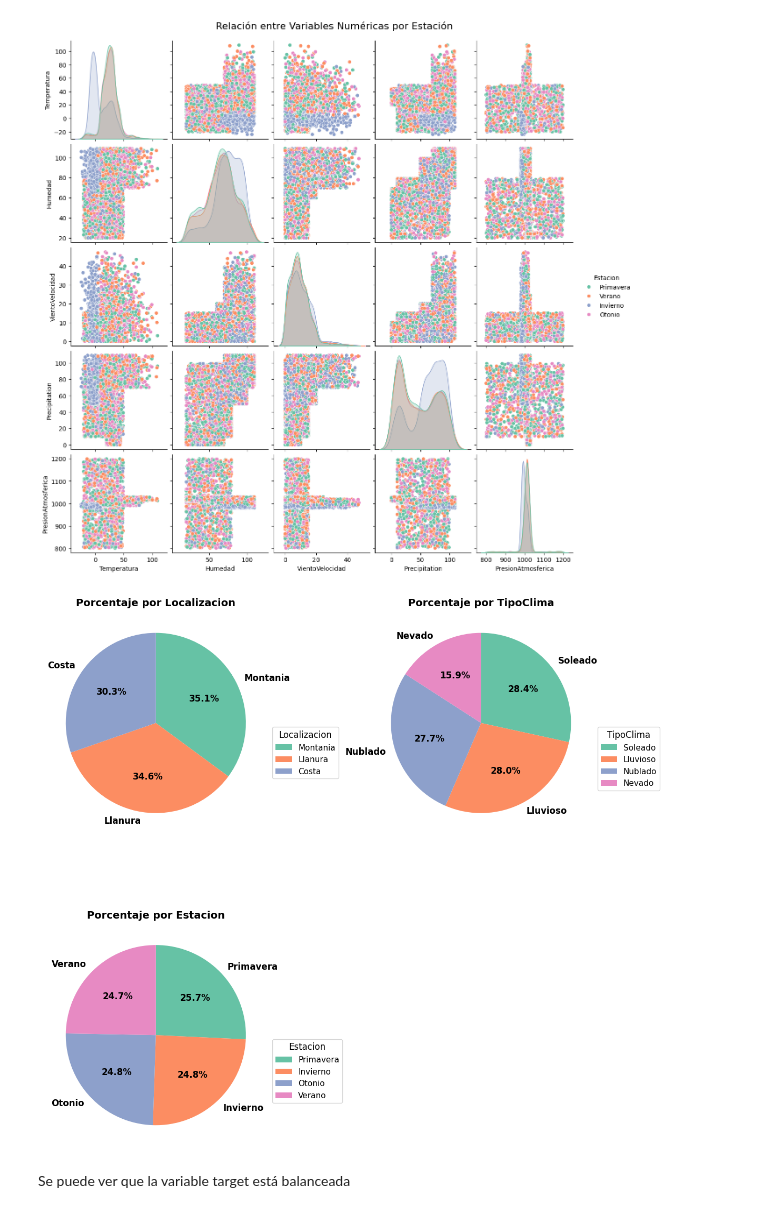
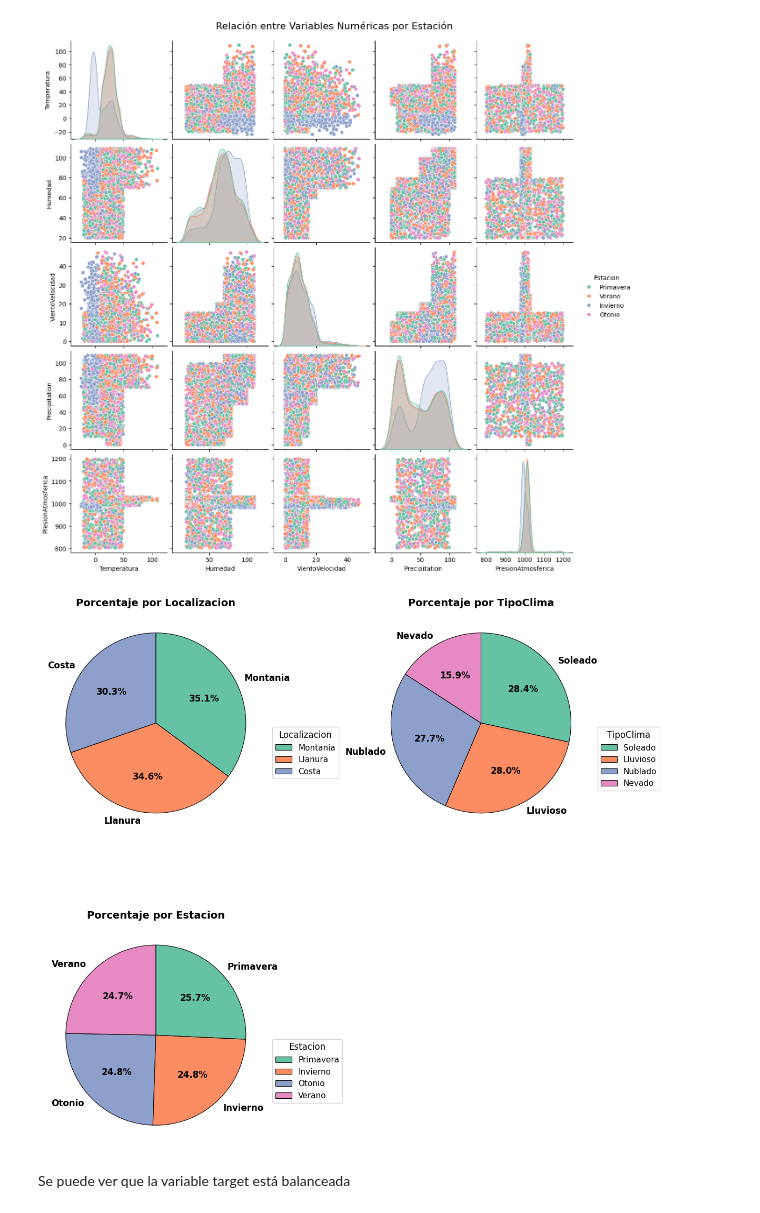
Before and after one commit to Kabarou/TP3_Mineria, a Jupyter notebook: main.ipynb, the cells around one changed output. Cells and saved outputs as stored; diff of their text form; code cells hidden in the pictures.

```diff
--- a/main.ipynb
+++ b/main.ipynb
@@ -148,35 +148,36 @@ gs = fig.add_gridspec(2, 2)
 
 axes = [
     fig.add_subplot(gs[0, 0]),
     fig.add_subplot(gs[0, 1]),
     fig.add_subplot(gs[1, 0])
 ]
 
 for ax, col in zip(axes, variables_categoricas):
     df[col].value_counts().plot.pie(
         ax=ax,
         autopct=lambda pct: f'{pct:.1f}%',
         startangle=90,
         counterclock=False,
         colors=sns.color_palette('Set2', n_colors=df[col].nunique()),
-        textprops={'weight': 'bold', 'fontsize': 12}
+        textprops={'weight': 'bold', 'fontsize': 12},
+        wedgeprops={'edgecolor': 'black', 'linewidth': 0.8}
     )
     ax.set_ylabel('')
     ax.set_title(f'Porcentaje por {col}', fontsize=14, fontweight='bold')
     ax.legend(
         loc='best',
         bbox_to_anchor=(1, 0.5),
         title=f'{col}',
         title_fontsize=12,
         fontsize=11
     )
 
 fig.delaxes(fig.add_subplot(gs[1, 1]))
 
 plt.tight_layout()
 plt.show()
 # %% [output]
-[figure, old version]
+[figure, new version]
 # %% [markdown]
 Se puede ver que la variable target está balanceada
 # %% [markdown]
```
Also changed, not shown: parts of 15 cells of this notebook.
